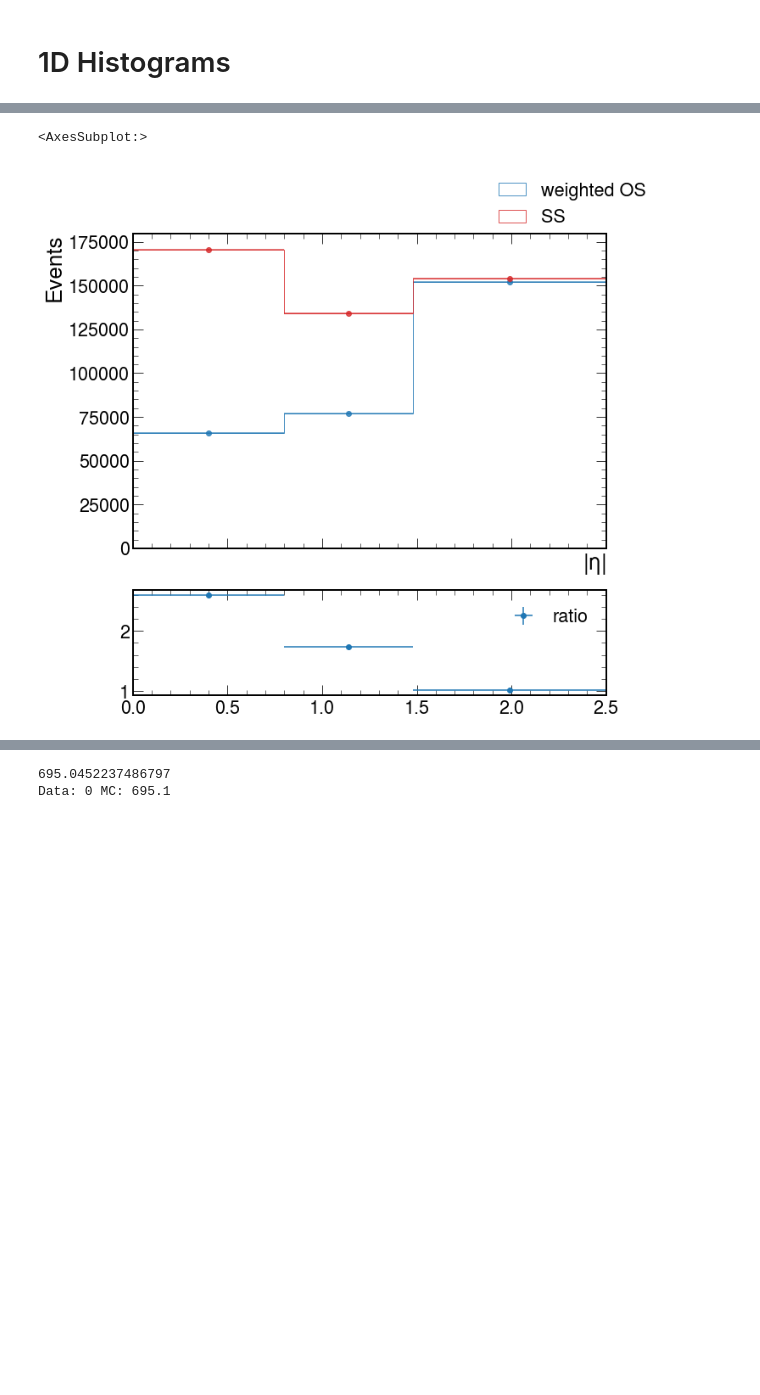
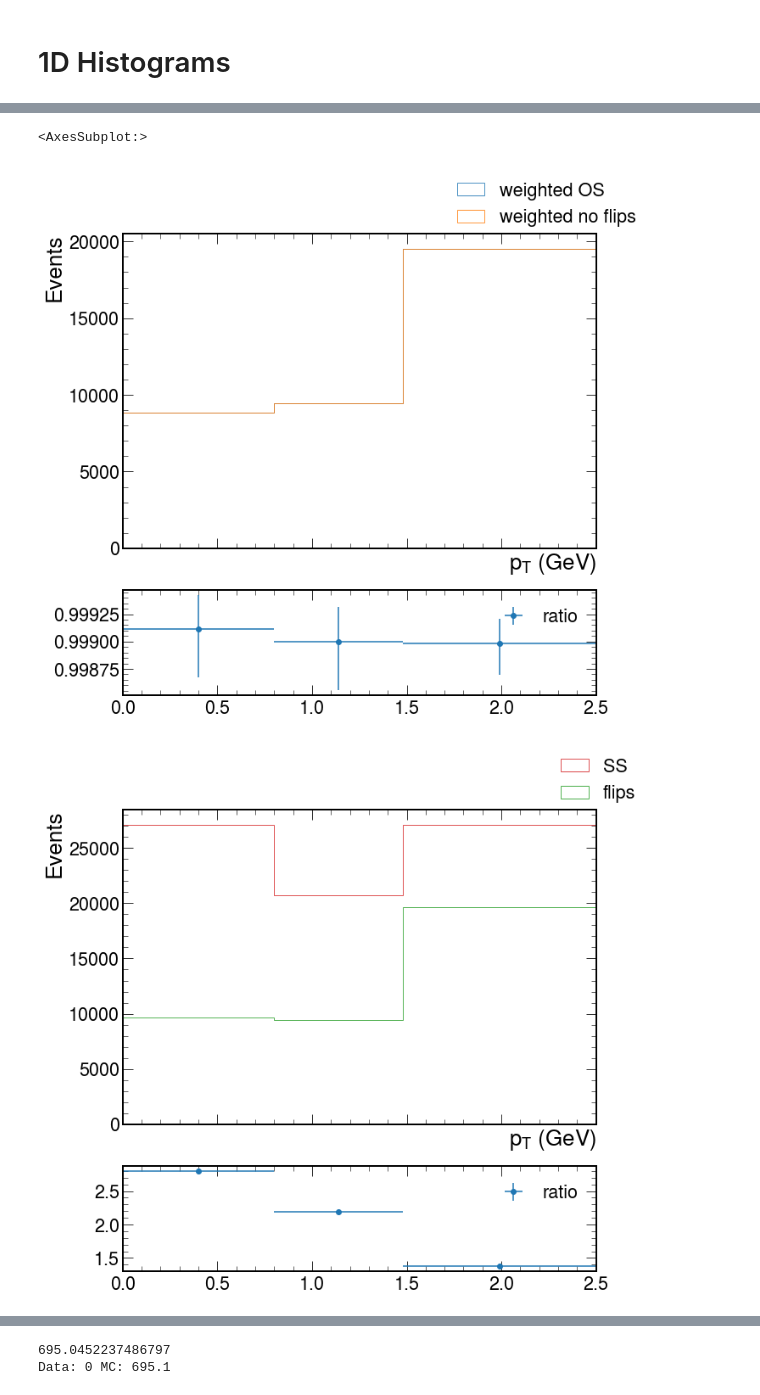
Before and after one commit to JacksonWallace/FCNC, a Jupyter notebook: notebooks/Charge Flip SS.ipynb, the cells around one changed output, grey strips where cells are left out. Saved outputs shown, nothing was run; the diff lists cells and outputs as text; code cells hidden in the pictures; blank space fills up the shorter version.

```diff
--- a/notebooks/Charge Flip SS.ipynb
+++ b/notebooks/Charge Flip SS.ipynb
@@ -235,36 +416,86 @@ KeyError: ()
 # %%
 tmp1 = output['electron'].copy()
 tmp1 = tmp1.rebin('pt', pt_bins)
 tmp1 = tmp1.rebin('eta', eta_bins)
 
 
 tmp2 = output['electron2'].copy()
 tmp2 = tmp2.rebin('pt', pt_bins)
 tmp2 = tmp2.rebin('eta', eta_bins)
+
+tmp3 = output['flipped_electron'].copy()
+tmp3 = tmp3.rebin('pt', pt_bins)
+tmp3 = tmp3.rebin('eta', eta_bins)
+
+tmp4 = output['flipped_electron2'].copy()
+tmp4 = tmp4.rebin('pt', pt_bins)
+tmp4 = tmp4.rebin('eta', eta_bins)
 
 h1 = Hist2D.from_bincounts(
     tmp1.sum('dataset').values()[()].T,
     (tmp1.axis('pt').edges(), tmp1.axis('eta').edges()),
 )
 
 h2 = Hist2D.from_bincounts(
     tmp2.sum('dataset').values()[()].T,
     (tmp2.axis('pt').edges(), tmp2.axis('eta').edges()),
 )
 
+h3 = Hist2D.from_bincounts(
+    tmp3.sum('dataset').values()[()].T,
+    (tmp3.axis('pt').edges(), tmp3.axis('eta').edges()),
+)
+
+h4 = Hist2D.from_bincounts(
+    tmp4.sum('dataset').values()[()].T,
+    (tmp4.axis('pt').edges(), tmp4.axis('eta').edges()),
+)
+
+h1_TT = Hist2D.from_bincounts(
+    tmp1.values()[('/TTTo2L2Nu_TuneCP5_13TeV-powheg-pythia8/RunIIAutumn18NanoAODv7-Nano02Apr2020_102X_upgrade2018_realistic_v21-v1/NANOAODSIM',)].T,
+    (tmp1.axis('pt').edges(), tmp1.axis('eta').edges()),)
+
+h2_TT = Hist2D.from_bincounts(
+    tmp2.values()[('/TTTo2L2Nu_TuneCP5_13TeV-powheg-pythia8/RunIIAutumn18NanoAODv7-Nano02Apr2020_102X_upgrade2018_realistic_v21-v1/NANOAODSIM',)].T,
+    (tmp2.axis('pt').edges(), tmp2.axis('eta').edges()),
+)
+
+h1_DY = Hist2D.from_bincounts(
+    tmp1.values()[('/DYJetsToLL_M-50_TuneCP5_13TeV-madgraphMLM-pythia8/RunIIAutumn18NanoAODv7-Nano02Apr2020_102X_upgrade2018_realistic_v21-v1/NANOAODSIM',)].T,
+    (tmp1.axis('pt').edges(), tmp1.axis('eta').edges()),
+)
+
+h2_DY = Hist2D.from_bincounts(
+    tmp2.values()[('/DYJetsToLL_M-50_TuneCP5_13TeV-madgraphMLM-pythia8/RunIIAutumn18NanoAODv7-Nano02Apr2020_102X_upgrade2018_realistic_v21-v1/NANOAODSIM',)].T,
+    (tmp2.axis('pt').edges(), tmp2.axis('eta').edges()),
+)
+
+
 fig, (ax1,ax2) = plt.subplots(2, sharex=True, figsize=(10,10), gridspec_kw=dict(height_ratios=[3, 1]))
 h2.projection('y').plot(ax=ax1, alpha=0.8, color="C0")
-h1.projection('y').plot(ax=ax1, alpha=0.8, color="C3", )
-h2.projection('y').plot(ax=ax1, alpha=0.8, color="C0", show_errors=True)
-h1.projection('y').plot(ax=ax1, alpha=0.8, color="C3", show_errors=True)
+h4.projection('y').plot(ax=ax1, alpha=0.8, color="C1")
 
-fig.legend(["weighted OS", "SS"])
 
-ax1.set_xlabel(r'$|\eta|$')
+
+fig.legend(["weighted OS", "weighted no flips"])
+
+ax1.set_xlabel(r'$p_{T}\ (GeV) $')
 ax1.set_ylabel(r'Events')
 
-h1.projection('y').divide(h2.projection('y'), binomial=True).plot(ax=ax2, errors=True, label="ratio")
-#ax2.set_ylim([0.9,1.1])
+h2.projection('y').divide(h4.projection('y'), binomial=True).plot(ax=ax2, errors=True, label="ratio")
+#ax2.set_ylim([0.90,1.10])
+
+fig, (ax1,ax2) = plt.subplots(2, sharex=True, figsize=(10,10), gridspec_kw=dict(height_ratios=[3, 1]))
+h1.projection('y').plot(ax=ax1, alpha=0.8, color="C3")
+h3.projection('y').plot(ax=ax1, alpha=0.8, color="C2")
+
+fig.legend(["SS", "flips"])
+
+ax1.set_xlabel(r'$p_{T}\ (GeV) $')
+ax1.set_ylabel(r'Events')
+
+h1.projection('y').divide(h3.projection('y'), binomial=True).plot(ax=ax2, errors=True, label="ratio")
 # %% [output]
 <AxesSubplot:>
-[figure, old version]
+[figure, new version]
+[figure, added]
```
Also changed, not shown: parts of 10 cells of this notebook, 8 other files.
